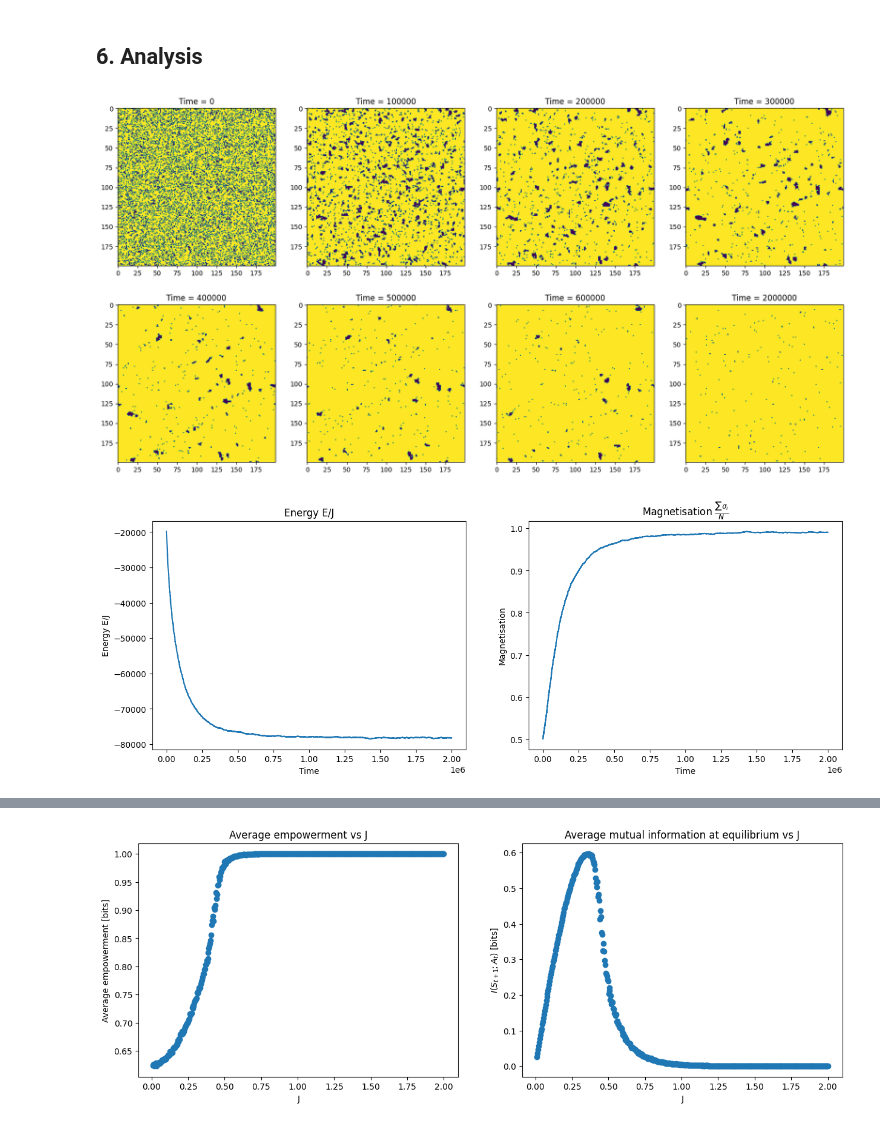
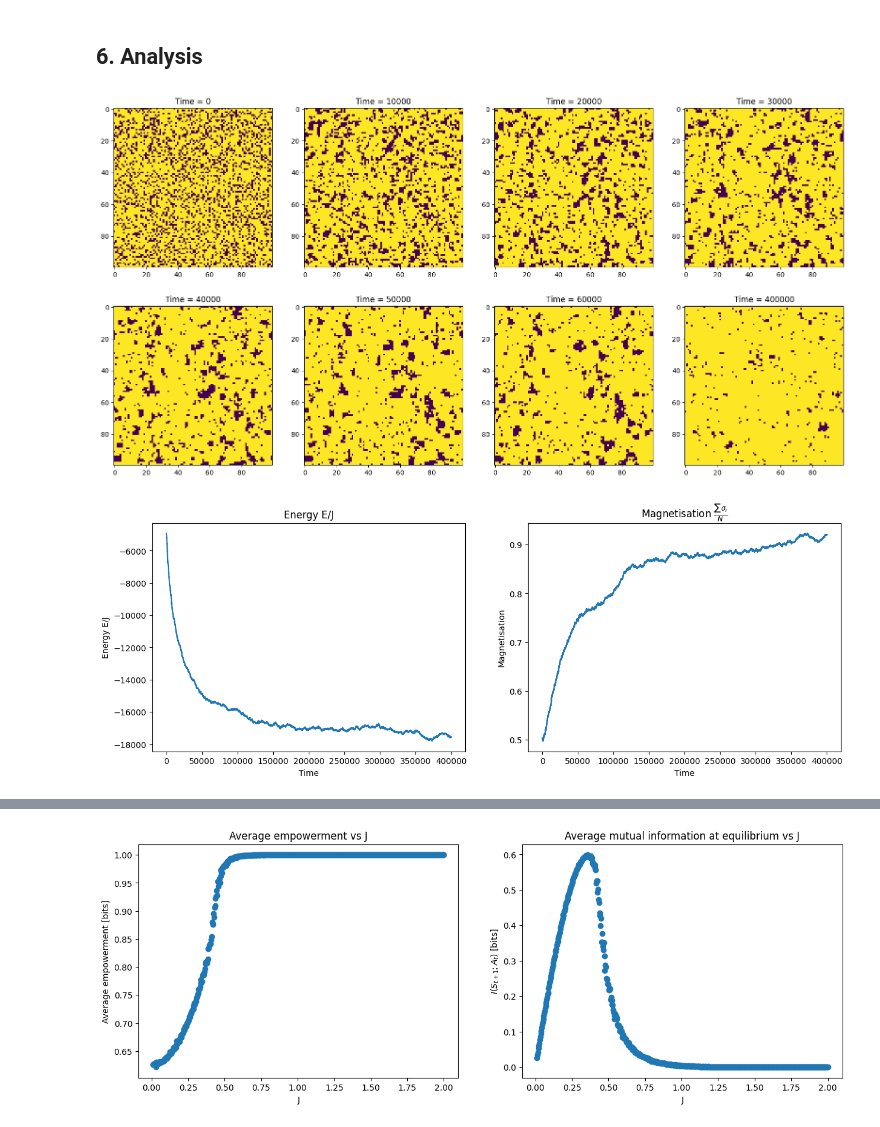
Before and after one commit to qianyangchen/IsingModel2D, a Jupyter notebook: Ising2D.ipynb, the cells around one changed output, grey strips where cells are left out. Saved outputs shown, nothing was run; the diff lists cells and outputs as text; code cells hidden in the pictures.

```diff
--- a/Ising2D.ipynb
+++ b/Ising2D.ipynb
@@ -14,12 +14,22 @@ import readIntsFile
 import plotly.graph_objs as go
 from plotly.offline import plot
 from scipy.signal import savgol_filter
+import pandas as pd
 
 if (not isJVMStarted()):
     # Add JIDT jar library to the path
     jarLocation = "/Users/qche8799/OneDrive/infodynamics-dist-1.6.1/infodynamics.jar"
     # Start the JVM (add the "-Xmx" option with say 1024M if you get crashes due to not enough memory space)
     startJVM(getDefaultJVMPath(), "-ea", "-Djava.class.path=" + jarLocation, convertStrings=True)
+
+# Constant setting
+EPSILON = 1e-4
+
+# Plot setting
+plt.rcParams['font.family'] = 'serif'
+plt.rcParams['font.serif'] = 'cmr10'  # Use the Computer Modern Roman font
+plt.rcParams['mathtext.fontset'] = 'cm'  # Use Computer Modern for math text
+plt.rcParams['axes.formatter.use_mathtext'] = True
 # %% [markdown]
 ### Description of process
 Consider a set $\Lambda$ of lattice sites in 2D, each site $i$ has a spin $\sigma_i\in\{-1,+1\}$. For each adjacent site $i,j$ there is an interaction $J_{ij}$ between them. Assume interaction strength is the same everywhere in the lattice, and hence $J_{ij}=J$. Consider only energy in the links between the nearest 4 neighbors. Without external magnetic field, the energy of a specific configuration $\underline{\sigma}=\{\sigma_1, ..., \sigma_N\}$ is therefore:
@@ -122,13 +132,13 @@ def simulation(N, time, J, bias=0.5, seed=0, plot=True):
 
         for i, ax in enumerate(axes.flatten()):
             if i < 7:
-                ax.imshow(lattice)
+                ax.imshow(lattice, vmin=-1, vmax=1)
                 ax.set_title(f'Time = {i*stepsToPlot}')
                 sp, s, a, sNext, mu, m = metropolis(lattice, stepsToPlot, J, get_mu(lattice))
             else:
                 # for the last one run the rest of the steps and plot
                 sp, s, a, sNext, mu, m = metropolis(lattice, time - i*stepsToPlot, J, get_mu(lattice))
-                ax.imshow(lattice)
+                ax.imshow(lattice, vmin=-1, vmax=1)
                 ax.set_title(f'Time = {time}')
             spins = np.append(spins, sp)
             senses = np.append(senses, s)
@@ -379,27 +365,27 @@ def get_free_energy(nextSensory, nextEnvironment, action, numBins=10):
 ## 6. Analysis
 # %%
 # simulation for one J
-N = 200
-time = 2000000
-J = 0.7
+N = 100
+time = 400000
+J = 0.5
 spins, senses, actions, sensesNext, mus, magnetisations = simulation(N, time, J, bias=0.75, seed=0)
 
 # plot energy and magnetisation
 fig, axes = plt.subplots(nrows=1, ncols=2, figsize=(15, 5))
 ax = axes[0]
 ax.plot(range(time), mus);
 ax.set_title('Energy E/J');
 ax.set_xlabel('Time');
 ax.set_ylabel('Energy E/J');
 ax = axes[1]
 ax.plot(range(time), magnetisations);
 ax.set_title(r'Magnetisation $\frac{\sum{\sigma_i}}{N}$');
 ax.set_xlabel('Time');
 ax.set_ylabel('Magnetisation');
 # ax.set_ylim(-1,1)
 # %% [output]
-[figure, old version]
+[figure, new version]
-[figure, old version]
+[figure, new version]
 # %%
 %%time
 # run for multiple J and compute analytical quantities for each J
```
Also changed, not shown: parts of 28 cells of this notebook.
